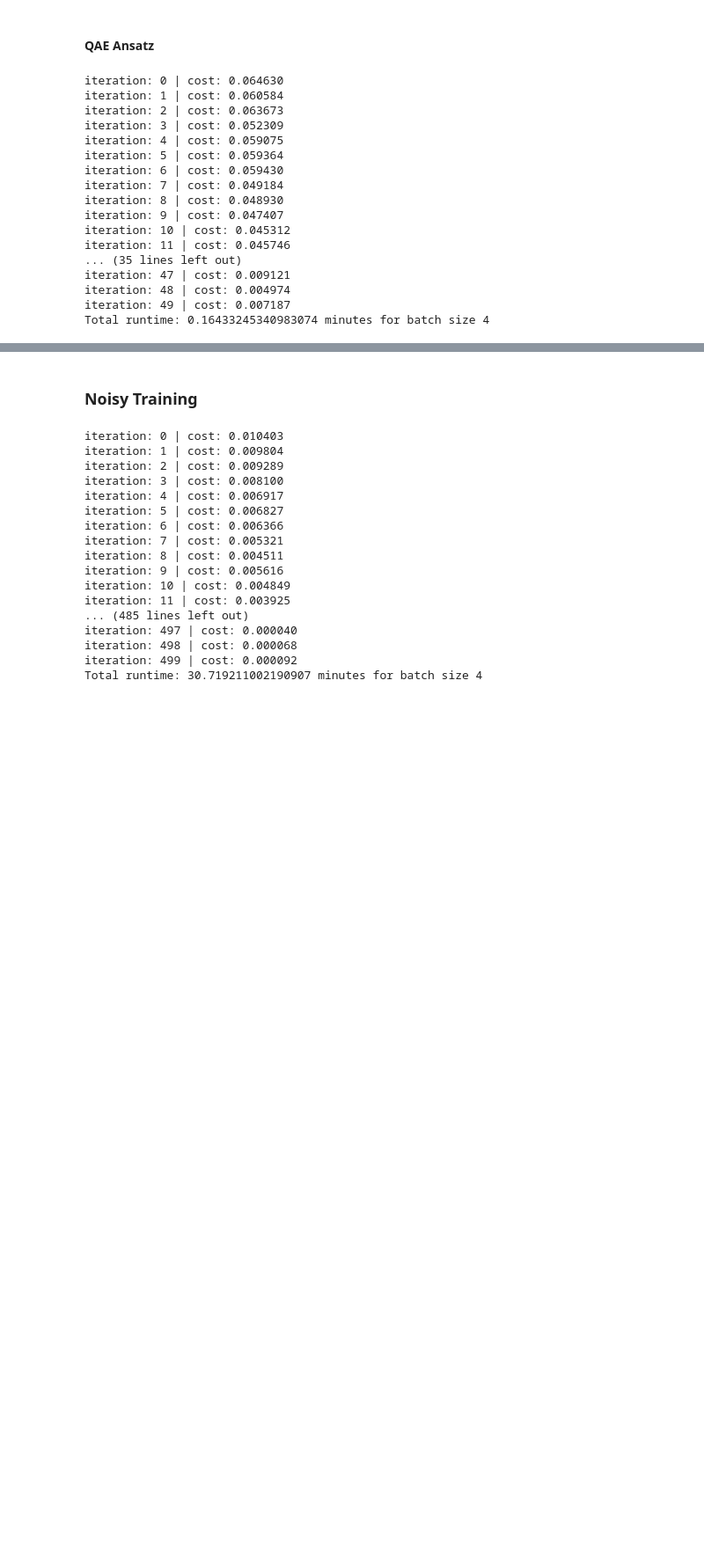
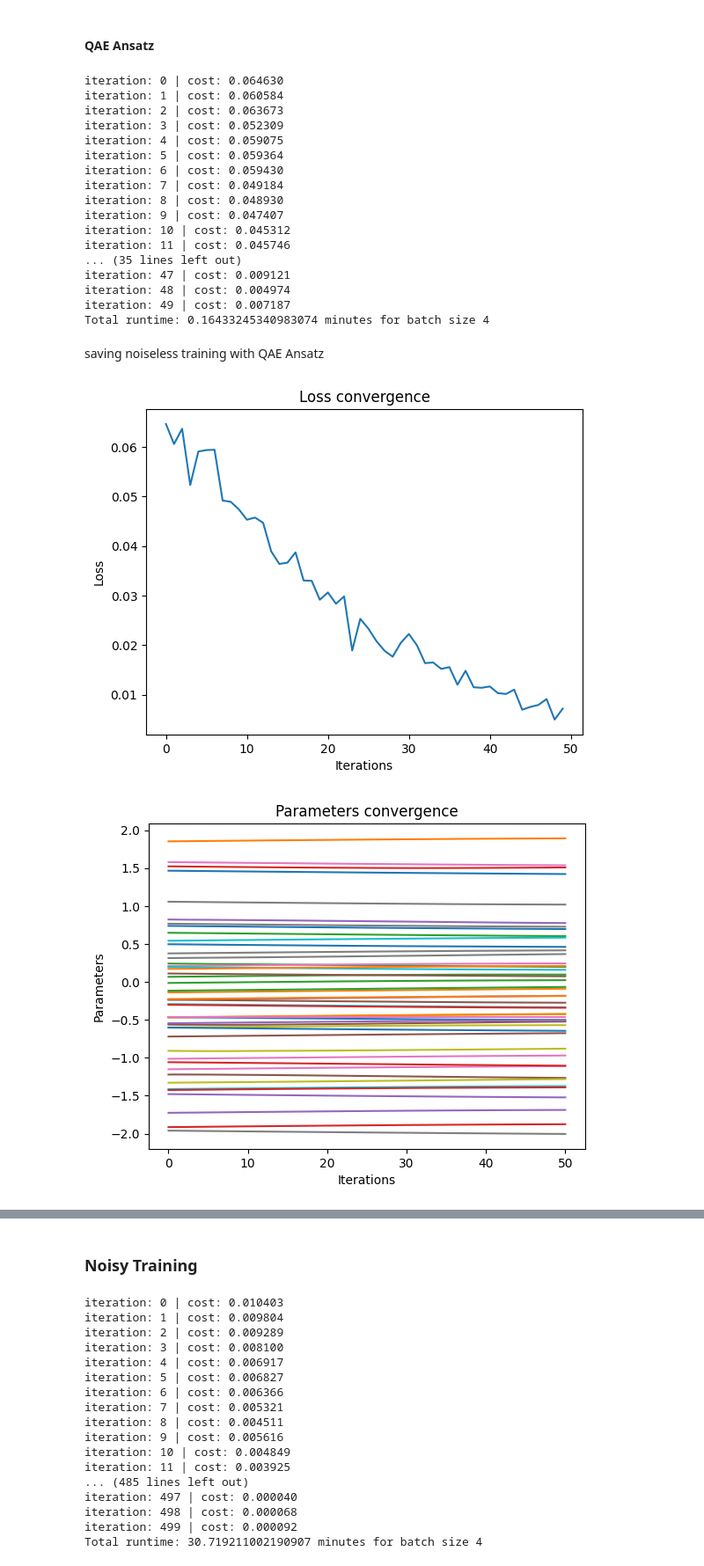
Before and after one commit to quantum-cesar-lab/HE-Quantum-Anomaly-Detection, a Jupyter notebook: notebooks/training_test_data.ipynb, the cells around one changed output, grey strips where cells are left out. Shown at 88% size. Drawn from its saved outputs; the diff is of its cells as text; code cells hidden in the pictures; blank space fills up the shorter version.

```diff
--- a/notebooks/training_test_data.ipynb
+++ b/notebooks/training_test_data.ipynb
@@ -249,7 +249,7 @@ qae_loss_history, qae_est_params, qae_param_history = (
                      Y_train=train_Ydata,
                      batch_size=batch_size,
                      learning_rate=learning_rate,
-                     steps=50,
+                     steps=steps,
                      ansatz='qae'
                      )
 )
@@ -275,3 +275,5 @@ iteration: 47 | cost: 0.009121
 iteration: 48 | cost: 0.004974
 iteration: 49 | cost: 0.007187
 Total runtime: 0.16433245340983074 minutes for batch size 4
+# %% [markdown]
+saving noiseless training with QAE Ansatz
@@ -277,0 +284,16 @@ Total runtime: 0.16433245340983074 minutes for batch size 4
+# %%
+plt.style.use('default')
+plt.plot(qae_loss_history)
+plt.xlabel("Iterations")
+plt.ylabel("Loss")
+plt.title("Loss convergence")
+plt.show()
+
+plt.plot(qae_param_history)
+plt.xlabel("Iterations")
+plt.ylabel("Parameters")
+plt.title("Parameters convergence")
+plt.show()
+# %% [output]
+[figure, added]
+[figure, added]
```
Also changed, not shown: parts of 11 cells of this notebook, 3 other files.
